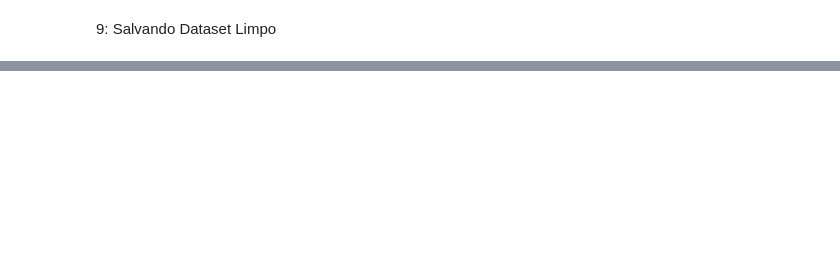
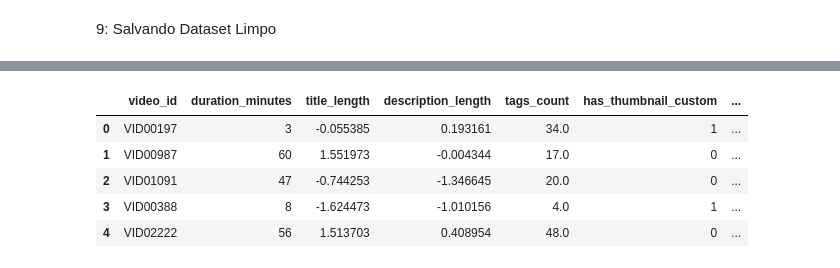
Before and after one commit to Alvesz4/Machine-Learning, a Jupyter notebook: notebooks/01_EDA.ipynb, the cells around one changed output, grey strips where cells are left out. Cells and saved outputs as stored; diff of their text form; code cells hidden in the pictures; blank space fills up the shorter version.

```diff
--- a/notebooks/01_EDA.ipynb
+++ b/notebooks/01_EDA.ipynb
@@ -344,0 +451,12 @@ print(" Dataset limpo salvo em: data/students_clean.csv")
+# %%
+import pandas as pd
+
+df_clean = pd.read_csv("../data/students_clean.csv")
+df_clean.head()
+# %% [output]
+|  | video_id | duration_minutes | title_length | description_length | tags_count | has_thumbnail_custom | ... |
+| 0 | VID00197 | 3 | -0.055385 | 0.193161 | 34.0 | 1 | ... |
+| 1 | VID00987 | 60 | 1.551973 | -0.004344 | 17.0 | 0 | ... |
+| 2 | VID01091 | 47 | -0.744253 | -1.346645 | 20.0 | 0 | ... |
+| 3 | VID00388 | 8 | -1.624473 | -1.010156 | 4.0 | 1 | ... |
+| 4 | VID02222 | 56 | 1.513703 | 0.408954 | 48.0 | 0 | ... |
```
Also changed, not shown: parts of 15 cells of this notebook, 3 other files.
